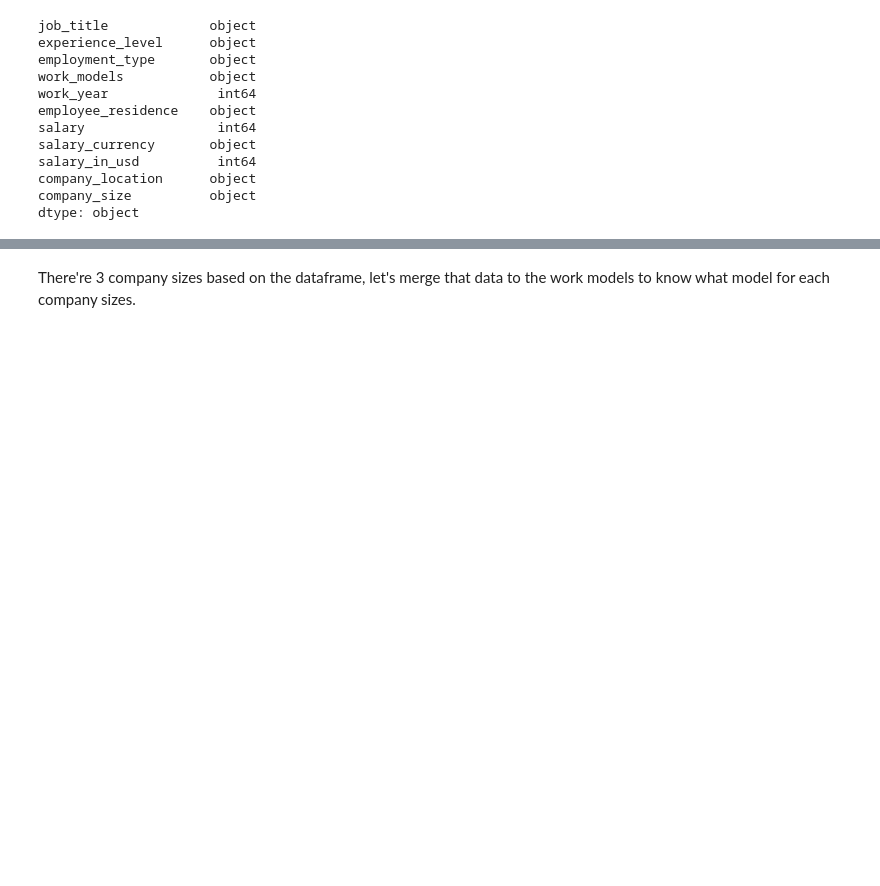
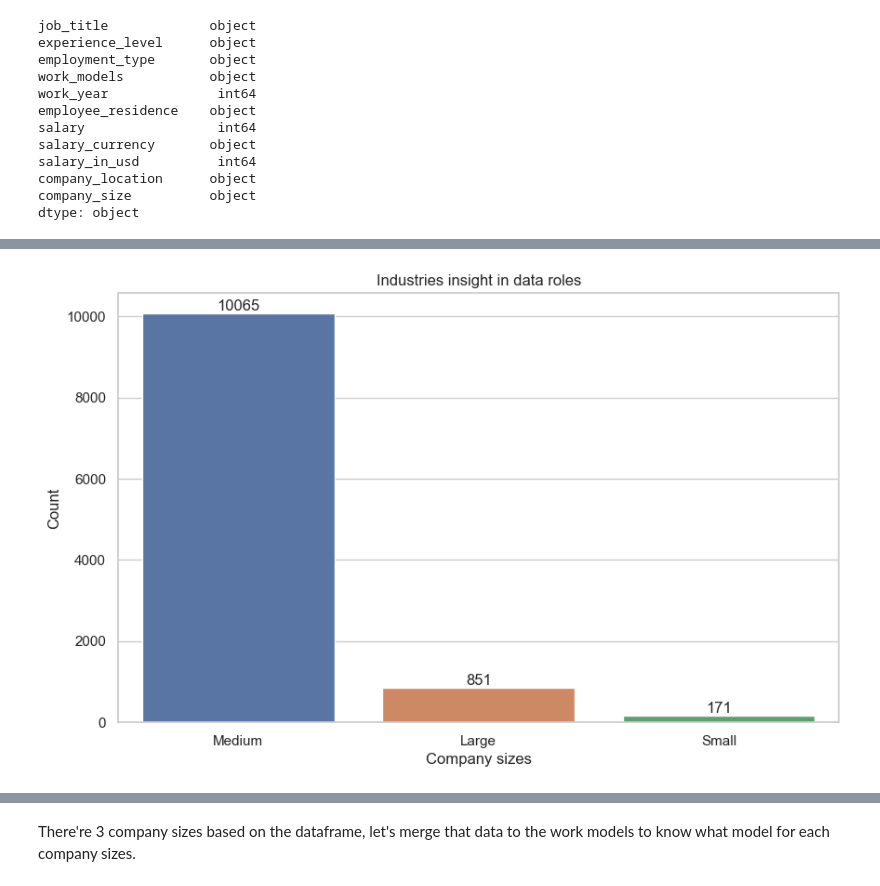
Before and after one commit to DickyAdi/DS2024_analysis, a Jupyter notebook: analysis.ipynb, the cells around one changed output, grey strips where cells are left out. Cells and saved outputs as stored; diff of their text form; code cells hidden in the pictures; blank space fills up the shorter version.

```diff
--- a/analysis.ipynb
+++ b/analysis.ipynb
@@ -57,0 +91,11 @@ array(['Medium', 'Large', 'Small'], dtype=object)
+# %%
+plt.figure(figsize=(10,6))
+sns.barplot(x=companySizes.index, y=companySizes.values)
+for i, val in enumerate(companySizes.values):
+    plt.text(i, val+i, str(val), ha='center', va='bottom')
+plt.title('Industries insight in data roles')
+plt.xlabel('Company sizes')
+plt.ylabel('Count')
+plt.show()
+# %% [output]
+[figure, added]
```
Also changed, not shown: parts of 17 cells of this notebook.
